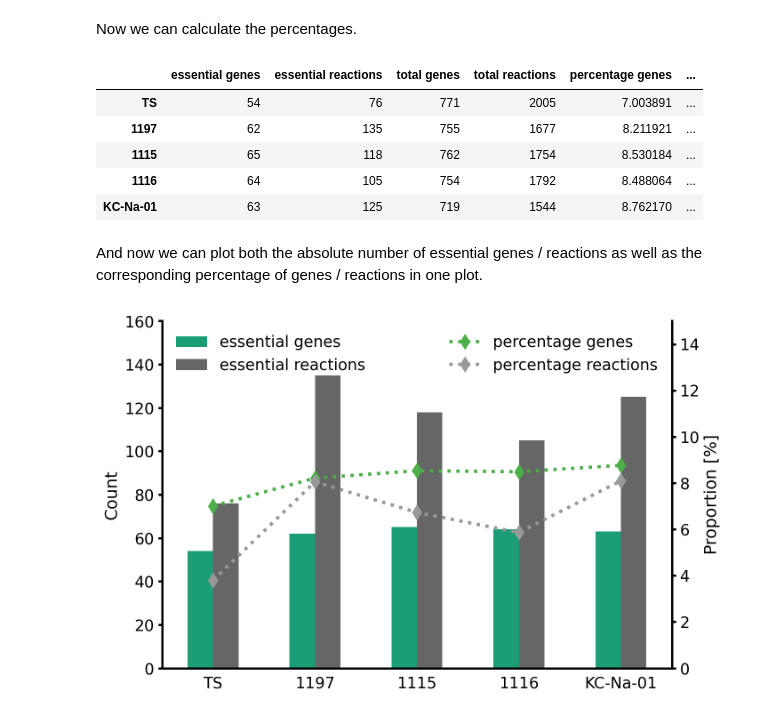
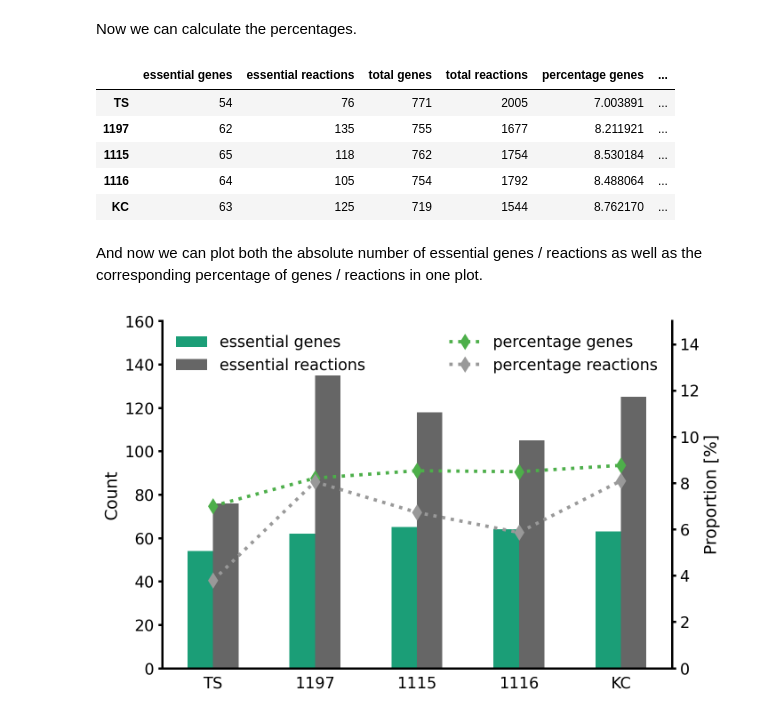
Before and after one commit to draeger-lab/C_striatum_GEMs, a Jupyter notebook: code/analysis/knockout_studies.ipynb, the cells around one changed output. Cells and saved outputs as stored; diff of their text form; code cells hidden in the pictures.

```diff
--- a/code/analysis/knockout_studies.ipynb
+++ b/code/analysis/knockout_studies.ipynb
@@ -20,9 +24,9 @@ METAB_URL = 'http://bigg.ucsd.edu/api/v2/universal/metabolites/'
 # %% [markdown]
 We load the model we are working with via cobra as `model` and via libSBML as `MODEL` to be used with the functions below.
 # %%
-modelname = 'Cstr_1197'
+modelname = 'Cstr_KC-Na-01'
 modelpath = '../../models/' + modelname + '.xml'
-MODEL = rg.io.load_model_libsbml(modelpath)
+model_lib = rg.io.load_model_libsbml(modelpath)
 model = rg.io.load_model_cobra(modelpath)
 # %% [markdown]
 We define some functions that can be used with the pandas `apply` function.
@@ -199,14 +239,15 @@ Now we can calculate the percentages.
 # %%
 numbers['percentage genes'] = (numbers['essential genes'] / numbers['total genes']) * 100
 numbers['percentage reactions'] = (numbers['essential reactions'] / numbers['total reactions']) * 100
+numbers = numbers.rename({'KC-Na-01': 'KC'}, axis=0)
 numbers
 # %% [output]
 |  | essential genes | essential reactions | total genes | total reactions | percentage genes | ... |
 | TS | 54 | 76 | 771 | 2005 | 7.003891 | ... |
 | 1197 | 62 | 135 | 755 | 1677 | 8.211921 | ... |
 | 1115 | 65 | 118 | 762 | 1754 | 8.530184 | ... |
 | 1116 | 64 | 105 | 754 | 1792 | 8.488064 | ... |
-| KC-Na-01 | 63 | 125 | 719 | 1544 | 8.762170 | ... |
+| KC | 63 | 125 | 719 | 1544 | 8.762170 | ... |
 # %% [markdown]
 And now we can plot both the absolute number of essential genes / reactions as well as the corresponding percentage of genes / reactions in one plot.
 # %%
@@ -221,6 +262,6 @@ with plt.rc_context({"axes.spines.right" : True}):
     ax.tick_params(axis='x', which='both', bottom=False, top=False)
     ax.set_ylabel('Count', fontsize=15)
     plt.tight_layout()
-    plt.savefig('../../analysis/essentiality/essentiality_visualization.png')
+    plt.savefig('../../analysis/essentiality/essential_genes_stats.png')
 # %% [output]
-[figure, old version]
+[figure, new version]
```
Also changed, not shown: parts of 13 cells of this notebook, 17 other files.
